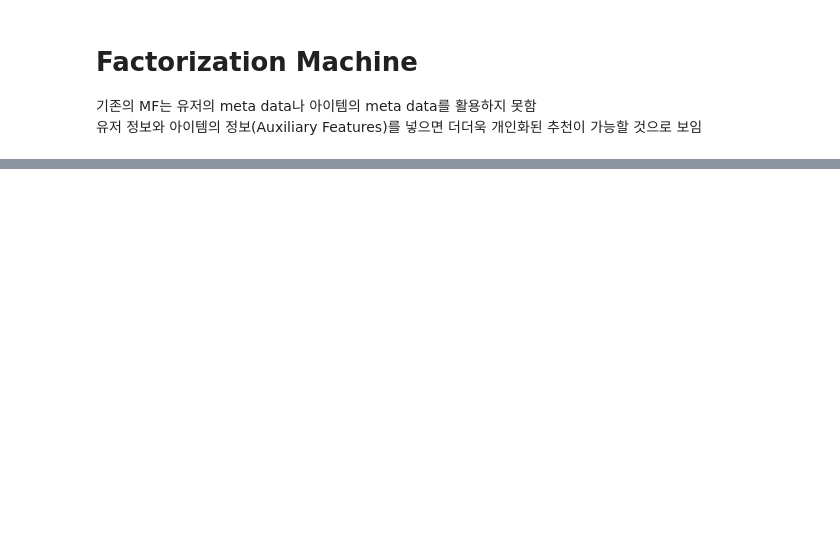
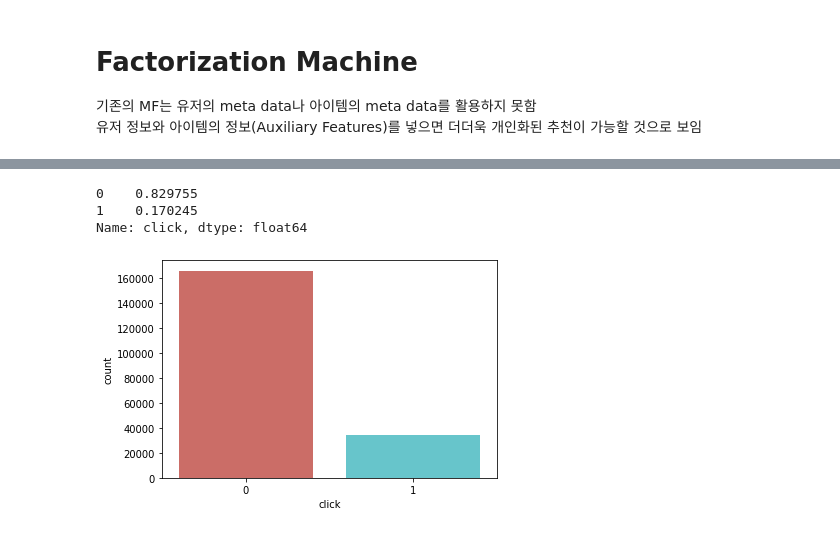
Before and after one commit to dlskawns/RecSys_and_Retrieval_Study, a Jupyter notebook: 8_9_Factorization_Machine.ipynb, the cells around one changed output, grey strips where cells are left out. Cells and saved outputs as stored; diff of their text form; code cells hidden in the pictures; blank space fills up the shorter version.

```diff
--- a/8_9_Factorization_Machine.ipynb
+++ b/8_9_Factorization_Machine.ipynb
@@ -38,0 +263,3 @@ Factorization Machine도 그 방법의 일종으로 볼 수 있음
+# %%
+data = {'X':[],'y':[]}
+data
@@ -38,0 +599,33 @@ Factorization Machine도 그 방법의 일종으로 볼 수 있음
+# %%
+# 모든 영화에 대해서 FM으로 평점을 예측하기 위해서 X를 만들어줍니다
+movie_ids = []
+X = []
+
+for _, row in movies_df.iterrows():
+
+    movie_id = row['movie_id']  # 영화 id 가져오기
+    movie_ids.append(movie_id)  # 영화 id를 리스트에 넣기
+
+    x = [0]*size_X              # x는 0만큼의 사이즈 X ->  2652 * [0]
+
+    # user variable은 같은 값을 사용
+    idx = 0
+    x[idx + user_idx] = 1       # x의 user_id가 101일 부분에만 1이고 나머진 0이도록 설정
+    idx += len(user_id_map)
+
+    x[idx + gender_idx] = 1     # x의 gender가 M인 부분에 1이고 나머진 0이도록 설정
+    idx += len(gender_map)
+
+    x[idx + age_idx] = 1        # x의 age가 user에 해당하도록 하는 구간에 1이고 나머진 0이도록 설정
+    idx += len(age_map)
+
+    movie_idx = movie_id_map[movie_id]  # 해당 상황에서 영화 id에 맞는 부분만 1이도록 설정
+    x[idx + movie_idx] = 1
+    idx += len(movie_id_map)
+
+    # genre 피쳐는 multi hot encoding
+    x[idx:idx+len(genre_list)] = row[genre_list]  # 장르 선택 구간부터는 중복이 되므로 끝까지 모두 불러와서 아이템을 설명
+
+    X.append(x)
+
+X = np.asarray(X)
@@ -38,0 +707,3 @@ Factorization Machine도 그 방법의 일종으로 볼 수 있음
+# %%
+file_path = '/content/drive/MyDrive/[온라인] 추천시스템 강의자료/data/avazu-ctr-prediction/ad_click.csv'
+# file_path = '../data/avazu-ctr-prediction/ad_click.csv'
@@ -38,0 +712,3 @@ Factorization Machine도 그 방법의 일종으로 볼 수 있음
+# %%
+parse_date = lambda x : datetime.strptime(x, '%y%m%d%H').strftime('%Y-%m-%d')
+click_df = pd.read_csv(file_path, parse_dates = ['datetime'], date_parser = parse_date, header=0)
@@ -38,0 +763,12 @@ Factorization Machine도 그 방법의 일종으로 볼 수 있음
+# %%
+# 클릭 0 / 1 비율
+click_df['click'].value_counts() / len(click_df)
+# %% [output]
+0    0.829755
+1    0.170245
+Name: click, dtype: float64
+# %%
+sns.countplot(x = 'click', data=click_df, palette='hls')
+plt.show()
+# %% [output]
+[figure, added]
```
Also changed, not shown: parts of 104 cells of this notebook.
